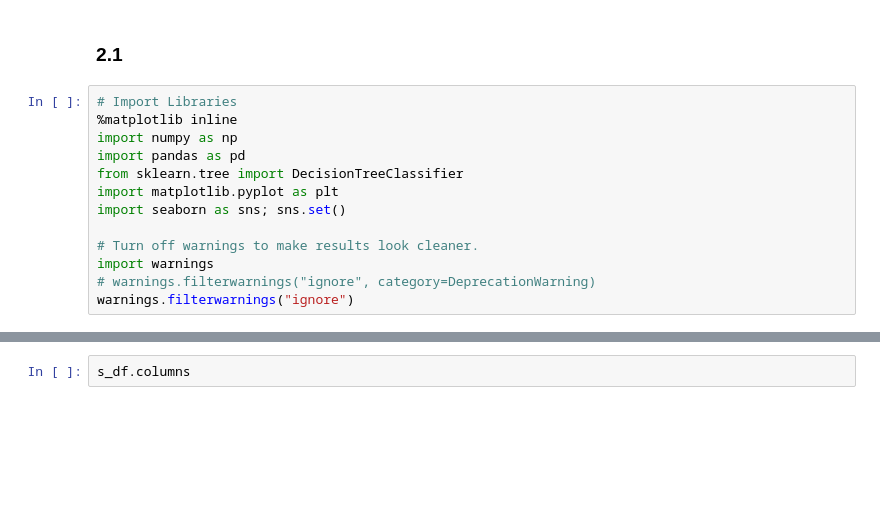
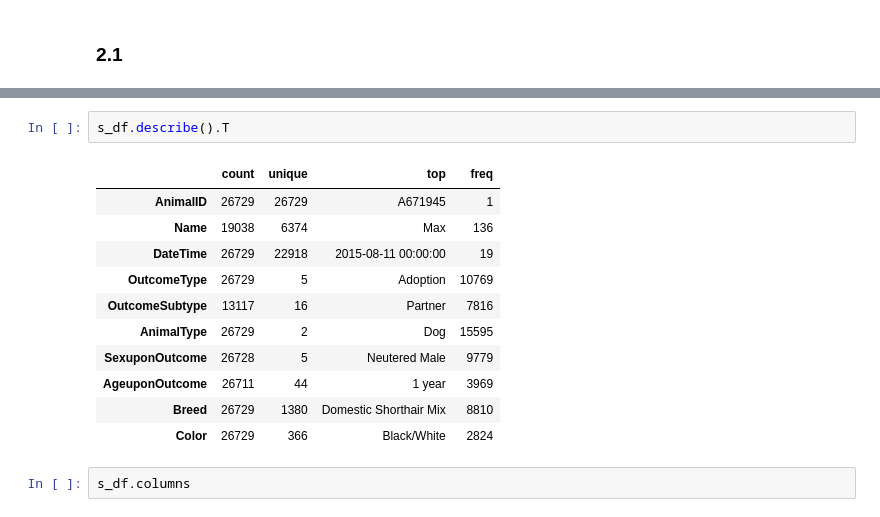
Before and after one commit to zachfreitas/ADS_504_Machine_Learning, a Jupyter notebook: Module_2/assignment_2/Assignment_2.ipynb, the cells around one changed output, grey strips where cells are left out. Saved outputs shown, nothing was run; the diff lists cells and outputs as text; blank space fills up the shorter version.

```diff
--- a/Module_2/assignment_2/Assignment_2.ipynb
+++ b/Module_2/assignment_2/Assignment_2.ipynb
@@ -7,19 +34,6 @@ Zachariah Freitas
 ## Question 2
 # %% [markdown]
 ### 2.1
-# %%
-# Import Libraries
-%matplotlib inline
-import numpy as np
-import pandas as pd
-from sklearn.tree import DecisionTreeClassifier
-import matplotlib.pyplot as plt
-import seaborn as sns; sns.set()
-
-# Turn off warnings to make results look cleaner.
-import warnings
-# warnings.filterwarnings("ignore", category=DeprecationWarning)
-warnings.filterwarnings("ignore")
 # %%
 # Get data
 s_df = pd.read_csv('https://github.com/zachfreitas/ADS_504_Machine_Learning/raw/main/Module_2/assignment_2/shelter_data.csv')
@@ -35,6 +49,20 @@ s_df.head(5)
 | 2 | A686464 | Pearce | 2015-01-31 12:28:00 | Adoption | Foster | Dog | Neutered Male | 2 years | ... |
 | 3 | A683430 | NaN | 2014-07-11 19:09:00 | Transfer | Partner | Cat | Intact Male | 3 weeks | ... |
 | 4 | A667013 | NaN | 2013-11-15 12:52:00 | Transfer | Partner | Dog | Neutered Male | 2 years | ... |
+# %%
+s_df.describe().T
+# %% [output]
+|  | count | unique | top | freq |
+| AnimalID | 26729 | 26729 | A671945 | 1 |
+| Name | 19038 | 6374 | Max | 136 |
+| DateTime | 26729 | 22918 | 2015-08-11 00:00:00 | 19 |
+| OutcomeType | 26729 | 5 | Adoption | 10769 |
+| OutcomeSubtype | 13117 | 16 | Partner | 7816 |
+| AnimalType | 26729 | 2 | Dog | 15595 |
+| SexuponOutcome | 26728 | 5 | Neutered Male | 9779 |
+| AgeuponOutcome | 26711 | 44 | 1 year | 3969 |
+| Breed | 26729 | 1380 | Domestic Shorthair Mix | 8810 |
+| Color | 26729 | 366 | Black/White | 2824 |
 # %%
 s_df.columns
 # %% [output]
```
Also changed, not shown: parts of 18 cells of this notebook.
